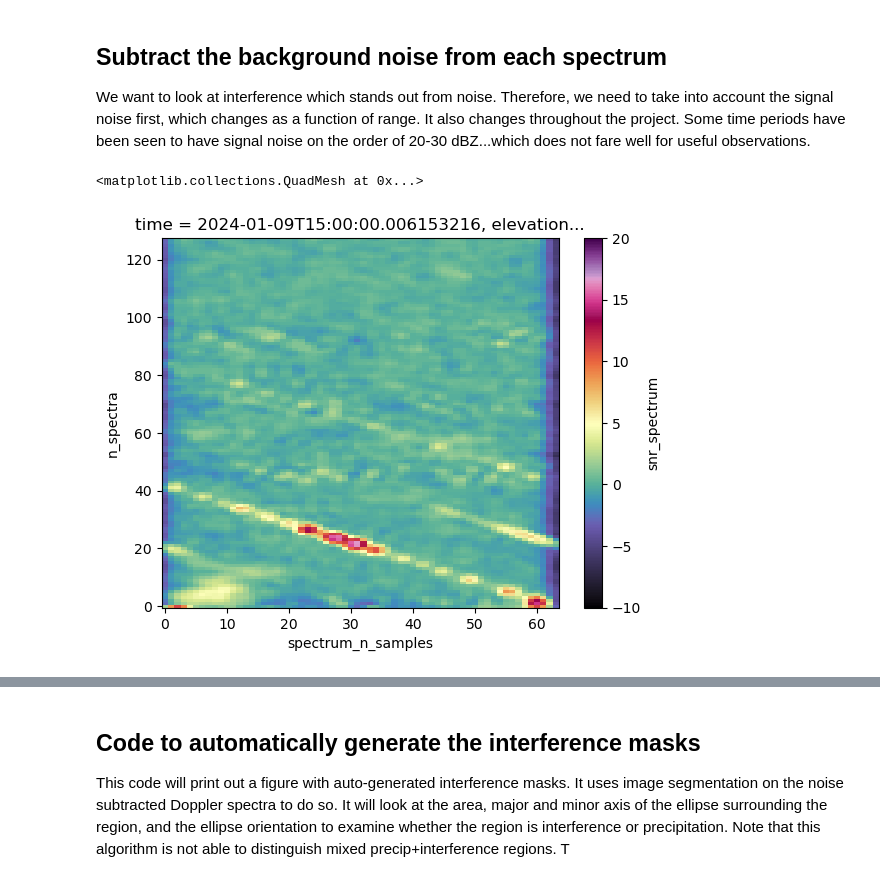
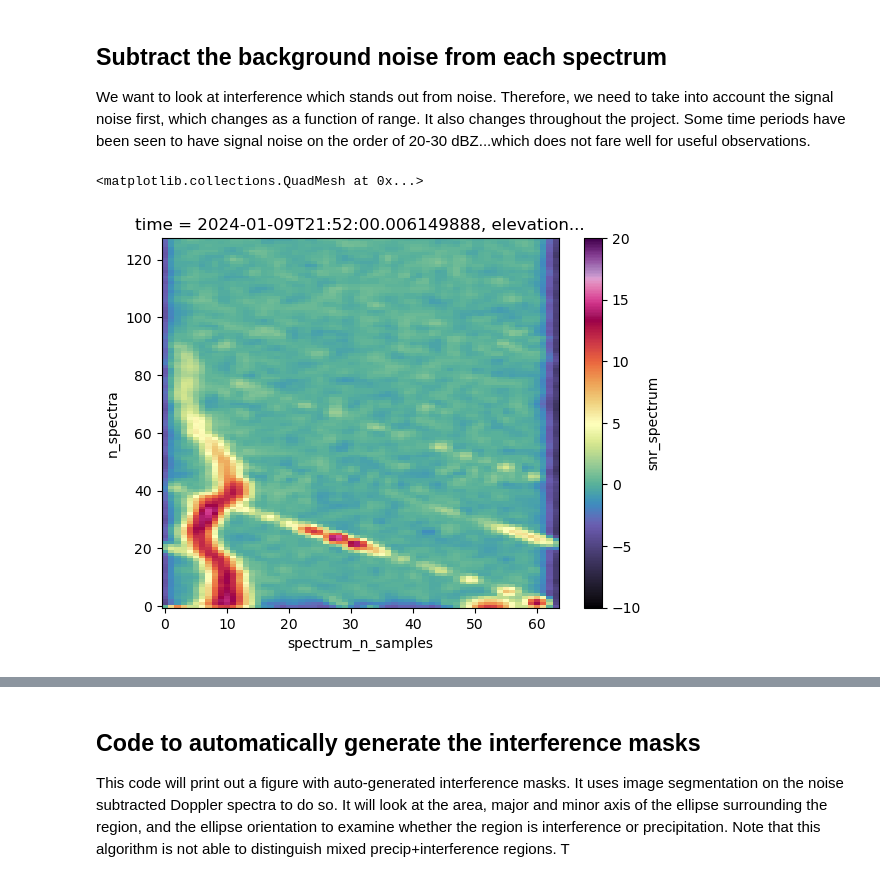
Before and after one commit to rcjackson/various_notebooks, a Jupyter notebook: ImageLabelling.ipynb, the cells around one changed output, grey strips where cells are left out. Saved outputs shown, nothing was run; the diff lists cells and outputs as text; code cells hidden in the pictures.

```diff
--- a/ImageLabelling.ipynb
+++ b/ImageLabelling.ipynb
@@ -54,7 +37,7 @@ project. Some time periods have been seen to have signal noise on the order of 2
 ds['snr_spectrum'] = 10**(ds['spectrum_raw']/10) / 10**(ds['spectrum_raw'].median(dim='spectrum_n_samples')/10)
 ds['snr_spectrum'] = 10 * np.log10(ds['snr_spectrum'])
 # %%
-ds['snr_spectrum'].sel(time='2024-01-09T15:00:00').plot(cmap='ChaseSpectral', vmin=-10, vmax=20)
+ds['snr_spectrum'].sel(time='2024-01-09T21:52:00').plot(cmap='ChaseSpectral', vmin=-10, vmax=20)
 # %% [output]
 <matplotlib.collections.QuadMesh at 0x...>
-[figure, old version]
+[figure, new version]
```
Also changed, not shown: parts of 8 cells of this notebook, 3 other files.
